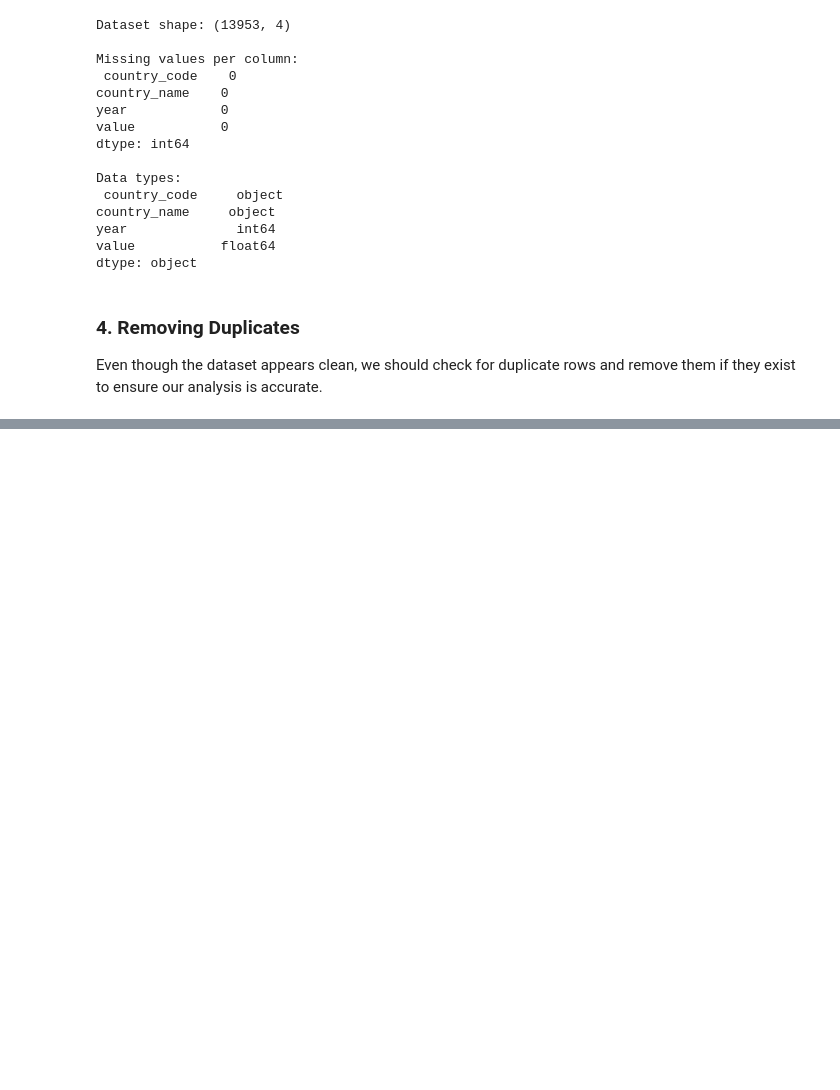
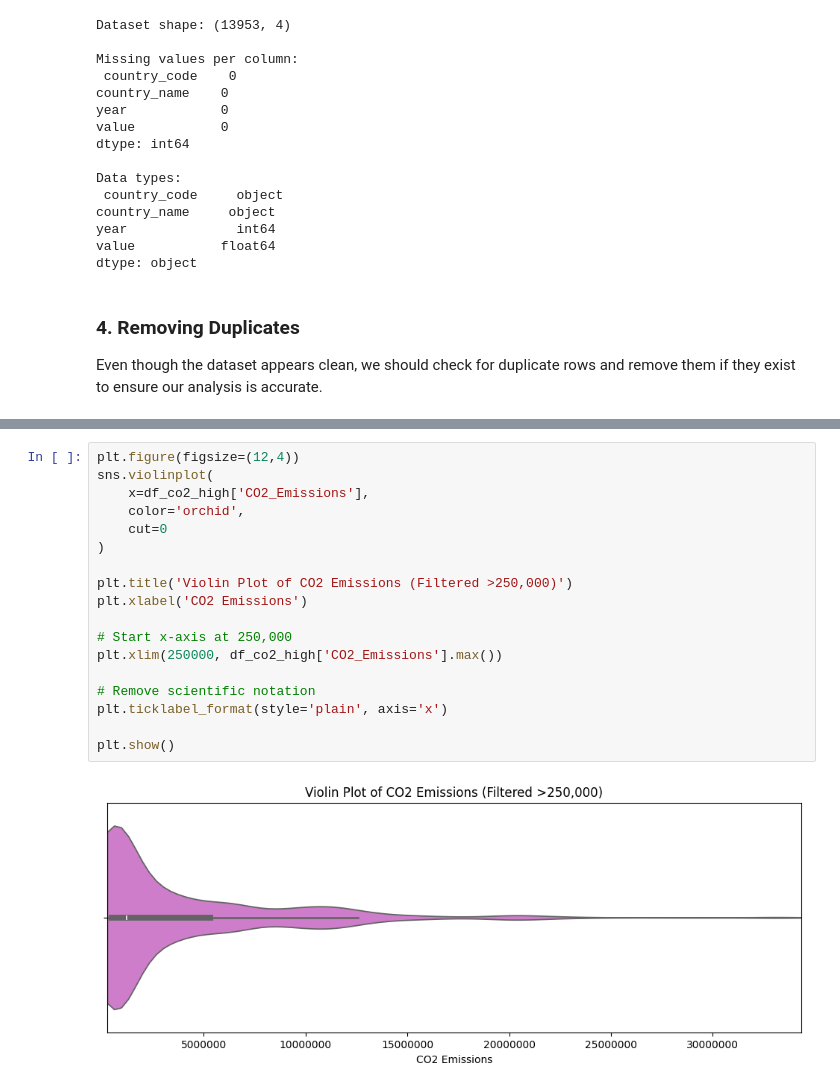
Before and after one commit to MaksimusRex/Data-Analysis-on-Emissions-Energy-and-EVs, a Jupyter notebook: DataAnalysisEmissions.ipynb, the cells around one changed output, grey strips where cells are left out. Drawn from its saved outputs; the diff is of its cells as text; blank space fills up the shorter version.

```diff
--- a/DataAnalysisEmissions.ipynb
+++ b/DataAnalysisEmissions.ipynb
@@ -140,0 +380,20 @@ and remove them if they exist to ensure our analysis is accurate.
+# %%
+plt.figure(figsize=(12,4))
+sns.violinplot(
+    x=df_co2_high['CO2_Emissions'],
+    color='orchid',
+    cut=0
+)
+
+plt.title('Violin Plot of CO2 Emissions (Filtered >250,000)')
+plt.xlabel('CO2 Emissions')
+
+# Start x-axis at 250,000
+plt.xlim(250000, df_co2_high['CO2_Emissions'].max())
+
+# Remove scientific notation
+plt.ticklabel_format(style='plain', axis='x')
+
+plt.show()
+# %% [output]
+[figure, added]
```
Also changed, not shown: parts of 25 cells of this notebook.
